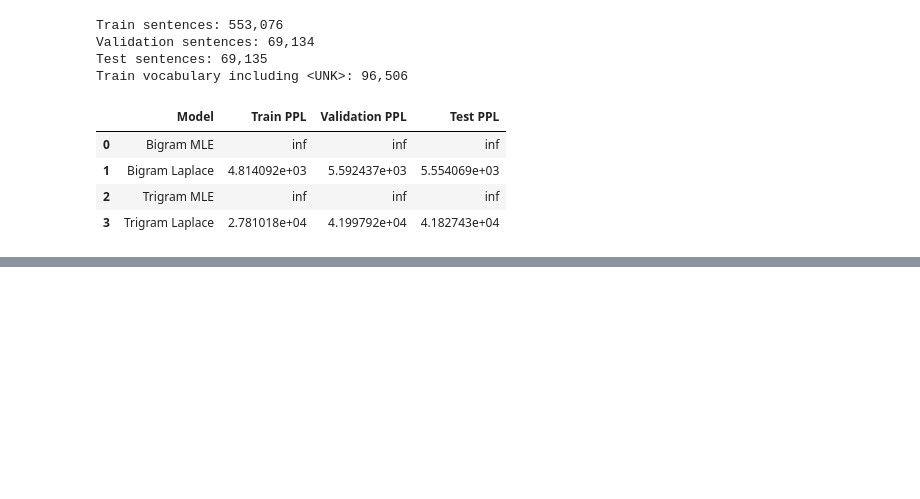
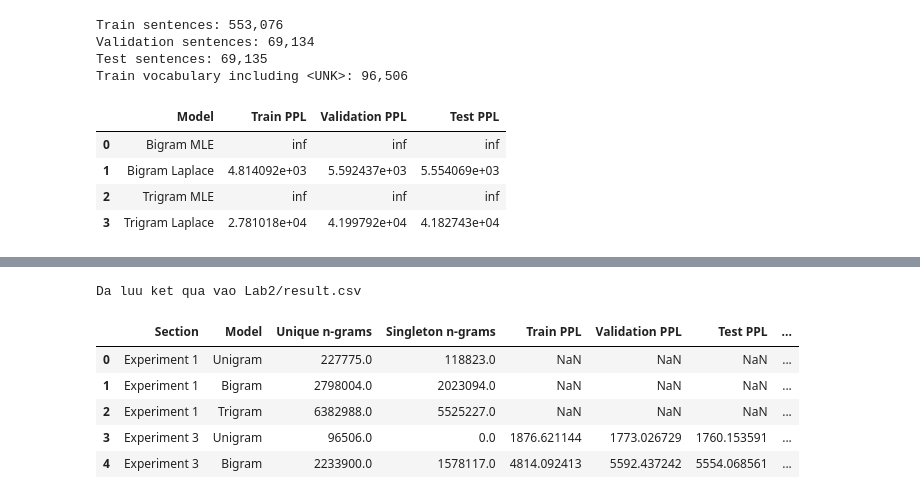
Before and after one commit to Tralaiday/NLP, a Jupyter notebook: Lab2/src/experiments.ipynb, the cells around one changed output, grey strips where cells are left out. Drawn from its saved outputs; the diff is of its cells as text; code cells hidden in the pictures; blank space fills up the shorter version.

```diff
--- a/Lab2/src/experiments.ipynb
+++ b/Lab2/src/experiments.ipynb
@@ -325,0 +283,21 @@ display(
+# %%
+def count_unseen_ngrams(model, corpus):
+    unseen_count = 0
+    for sentence in corpus:
+        for index in range(len(sentence) - model.n + 1):
+            ngram = tuple(sentence[index:index + model.n])
+            if model.n == 1:
+                ngram = ngram[0]
+            if ngram not in model.ngram_counts:
+                unseen_count += 1
+    return unseen_count
+
+unseen_rows = []
+for model_name, model in experiment_3_models.items():
+    unseen_rows.append({
+        'Model': model_name,
+        'Validation unseen n-grams': count_unseen_ngrams(model, valid_processed),
+        'Test unseen n-grams': count_unseen_ngrams(model, test_processed),
+    })
+unseen_ngram_results = pd.DataFrame(unseen_rows)
+unseen_ngram_results
@@ -325,0 +476,29 @@ display(
+# %%
+experiment_1_csv = df.copy()
+experiment_1_csv.insert(0, 'Section', 'Experiment 1')
+
+experiment_3_csv = experiment_3_results.copy()
+experiment_3_csv.insert(0, 'Section', 'Experiment 3')
+
+prediction_csv = next_word_results.copy()
+
+ranking_csv = sentence_ranking_results.copy()
+ranking_csv.insert(0, 'Section', 'Application - Ranking')
+
+result = pd.concat([
+    experiment_1_csv,
+    experiment_3_csv,
+    prediction_csv,
+    ranking_csv,
+], ignore_index=True, sort=False)
+result.to_csv('../result.csv', index=False, encoding='utf-8-sig')
+print('Da luu ket qua vao Lab2/result.csv')
+result.head()
+# %% [output]
+Da luu ket qua vao Lab2/result.csv
+|  | Section | Model | Unique n-grams | Singleton n-grams | Train PPL | Validation PPL | Test PPL | ... |
+| 0 | Experiment 1 | Unigram | 227775.0 | 118823.0 | NaN | NaN | NaN | ... |
+| 1 | Experiment 1 | Bigram | 2798004.0 | 2023094.0 | NaN | NaN | NaN | ... |
+| 2 | Experiment 1 | Trigram | 6382988.0 | 5525227.0 | NaN | NaN | NaN | ... |
+| 3 | Experiment 3 | Unigram | 96506.0 | 0.0 | 1876.621144 | 1773.026729 | 1760.153591 | ... |
+| 4 | Experiment 3 | Bigram | 2233900.0 | 1578117.0 | 4814.092413 | 5592.437242 | 5554.068561 | ... |
```
Also changed, not shown: parts of 20 cells of this notebook, 1 other file.
